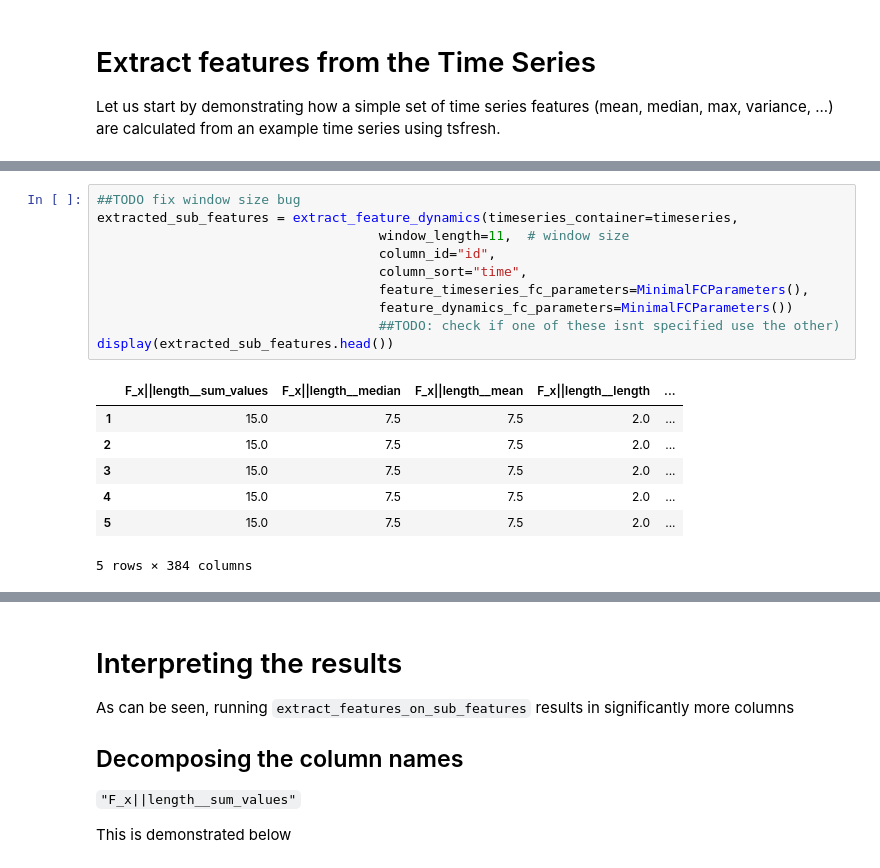
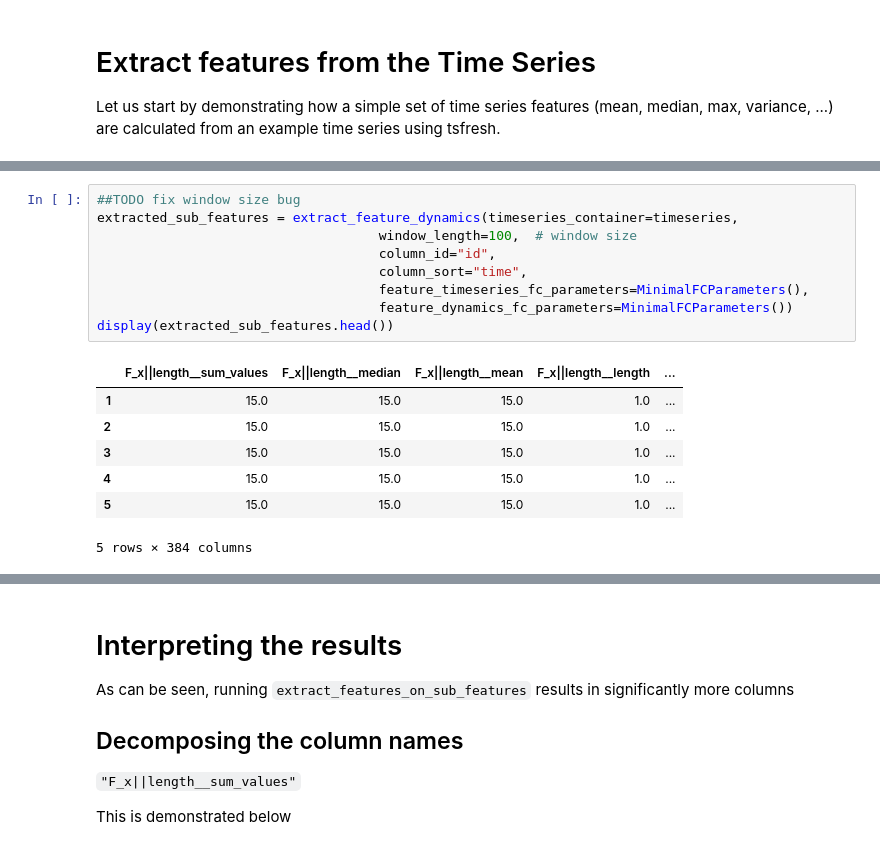
Before and after one commit to blue-yonder/tsfresh, a Jupyter notebook: notebooks/examples/06 tsfresh on tsfresh.ipynb, the cells around one changed output, grey strips where cells are left out. Saved outputs shown, nothing was run; the diff lists cells and outputs as text.

```diff
--- a/notebooks/examples/06 tsfresh on tsfresh.ipynb
+++ b/notebooks/examples/06 tsfresh on tsfresh.ipynb
@@ -100,20 +98,19 @@ Below the function is demonstrated on the same robot executaion failures dataset
 # %%
 ##TODO fix window size bug
 extracted_sub_features = extract_feature_dynamics(timeseries_container=timeseries,
-                                    window_length=11,  # window size
+                                    window_length=100,  # window size
                                     column_id="id",
                                     column_sort="time",
                                     feature_timeseries_fc_parameters=MinimalFCParameters(),
                                     feature_dynamics_fc_parameters=MinimalFCParameters())
-                                    ##TODO: check if one of these isnt specified use the other)
 display(extracted_sub_features.head())
 # %% [output]
 |  | F_x||length__sum_values | F_x||length__median | F_x||length__mean | F_x||length__length | ... |
-| 1 | 15.0 | 7.5 | 7.5 | 2.0 | ... |
-| 2 | 15.0 | 7.5 | 7.5 | 2.0 | ... |
-| 3 | 15.0 | 7.5 | 7.5 | 2.0 | ... |
-| 4 | 15.0 | 7.5 | 7.5 | 2.0 | ... |
-| 5 | 15.0 | 7.5 | 7.5 | 2.0 | ... |
+| 1 | 15.0 | 15.0 | 15.0 | 1.0 | ... |
+| 2 | 15.0 | 15.0 | 15.0 | 1.0 | ... |
+| 3 | 15.0 | 15.0 | 15.0 | 1.0 | ... |
+| 4 | 15.0 | 15.0 | 15.0 | 1.0 | ... |
+| 5 | 15.0 | 15.0 | 15.0 | 1.0 | ... |
 5 rows × 384 columns
 # %% [markdown]
 The full feature feature engineering pipeline (including the selection of relevant features) is outlined in the following diagram:
```
Also changed, not shown: parts of 7 cells of this notebook, 1 other file.
